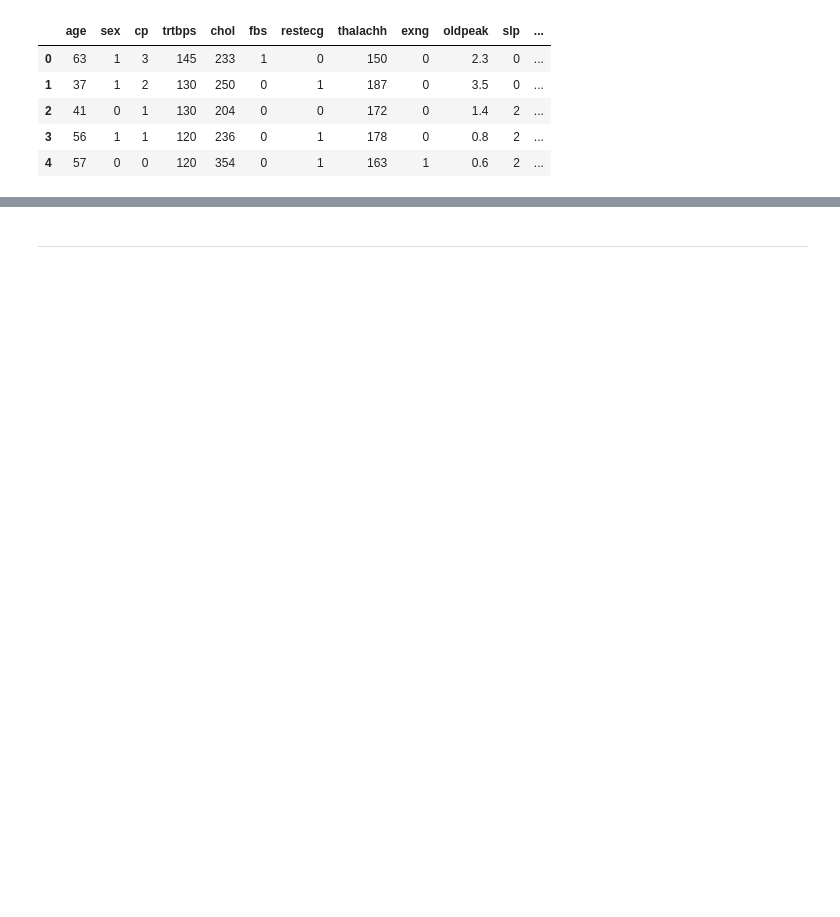
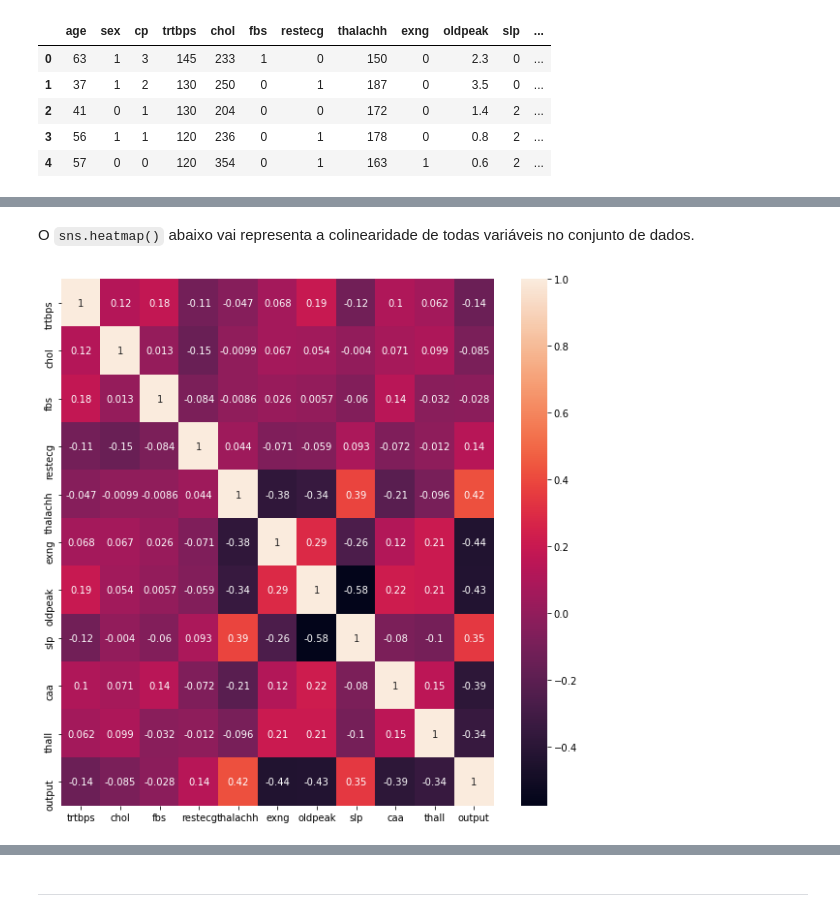
Before and after one commit to duddatorres/PROJETO-2, a Jupyter notebook: Projeto 2.ipynb, the cells around one changed output, grey strips where cells are left out. Saved outputs shown, nothing was run; the diff lists cells and outputs as text; code cells hidden in the pictures; blank space fills up the shorter version.

```diff
--- a/Projeto 2.ipynb
+++ b/Projeto 2.ipynb
@@ -96,0 +112,8 @@ Objetivo do projeto é analisar se a chance de um paciente ter ataque cardíaco
+# %% [markdown]
+O `sns.heatmap()` abaixo vai representa a colinearidade de todas variáveis no conjunto de dados.
+# %%
+plt.figure(figsize=(10, 10))
+sns.heatmap(dados.corr(), annot=True); #annot mostra os coeficientes da matriz
+plt.show();
+# %% [output]
+[figure, added]
```
Also changed, not shown: parts of 86 cells of this notebook.
